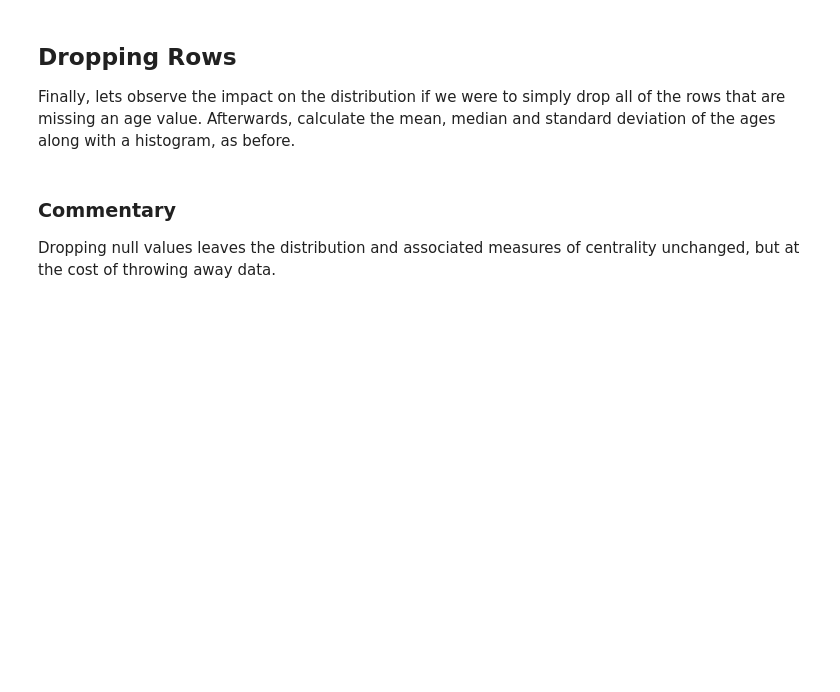
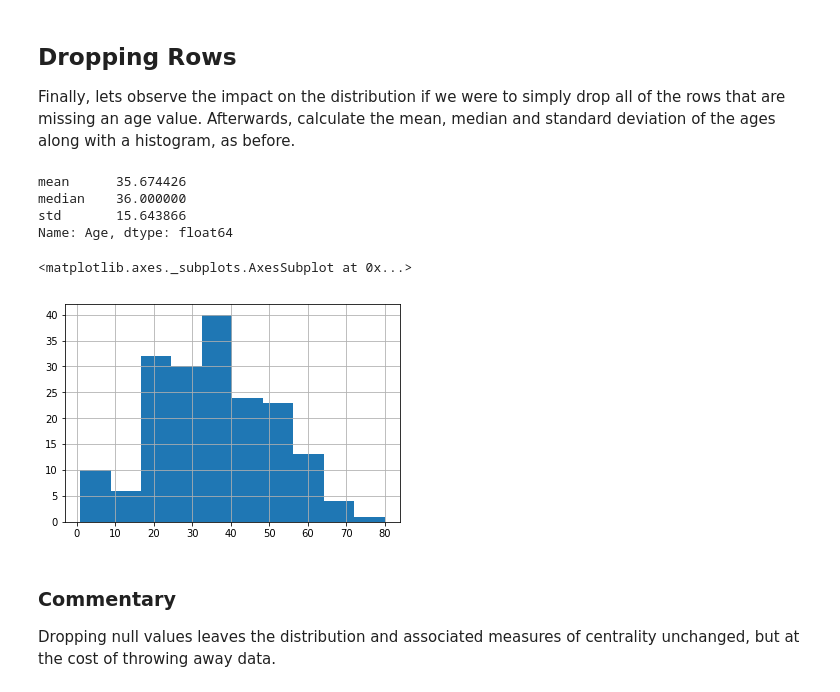
Before and after one commit to phoebetwong/dsc-more-on-missing-data-lab-dc-ds-060319, a Jupyter notebook: index.ipynb, the cells around one changed output. Saved outputs shown, nothing was run; the diff lists cells and outputs as text; code cells hidden in the pictures; blank space fills up the shorter version.

```diff
--- a/index.ipynb
+++ b/index.ipynb
@@ -157,7 +157,14 @@ Finally, lets observe the impact on the distribution if we were to simply drop a
 # %%
 df = df.dropna()
 print(df['Age'].apply(['mean','median','std']))
-df['Age'].hi
+df['Age'].hist()
+# %% [output]
+mean      35.674426
+median    36.000000
+std       15.643866
+Name: Age, dtype: float64
+<matplotlib.axes._subplots.AxesSubplot at 0x...>
+[figure, added]
 # %% [markdown]
 ### Commentary
 
```
